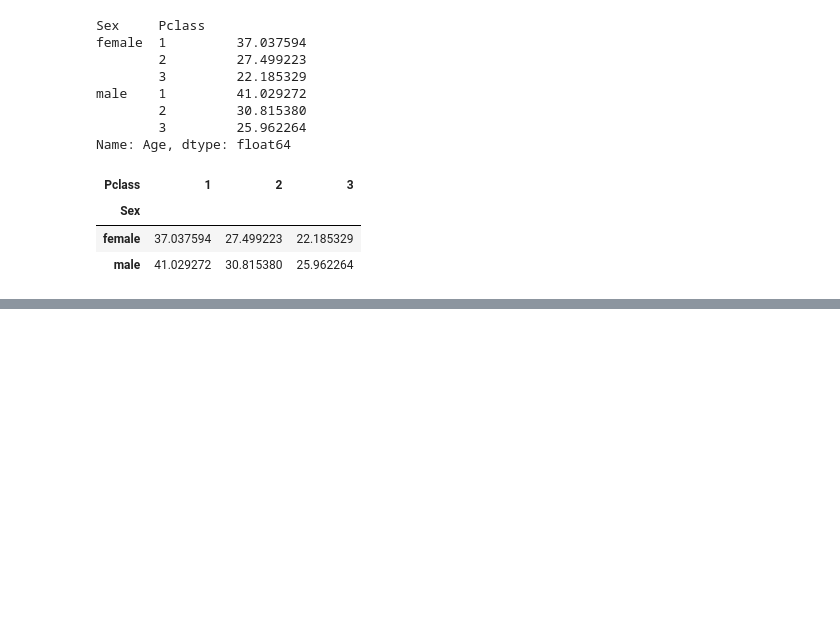
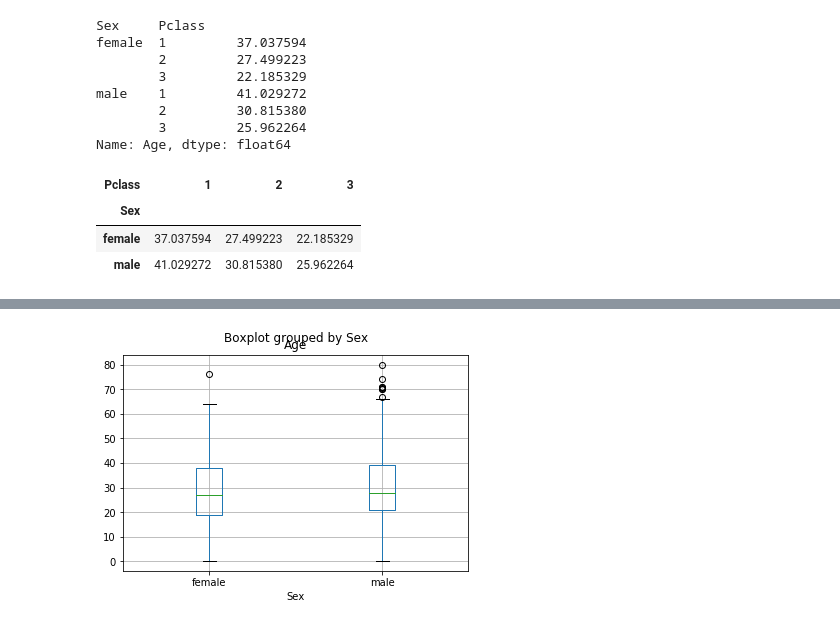
Before and after one commit to IsmailMoo/Titanic, a Jupyter notebook: notebooks/Exploring and Processing Data.ipynb, the cells around one changed output, grey strips where cells are left out. Drawn from its saved outputs; the diff is of its cells as text; code cells hidden in the pictures; blank space fills up the shorter version.

```diff
--- a/notebooks/Exploring and Processing Data.ipynb
+++ b/notebooks/Exploring and Processing Data.ipynb
@@ -484,0 +685,5 @@ df.groupby(['Sex','Pclass']).Age.mean().unstack()
+# %%
+#visualize using boxplot
+df[df.Age.notnull()].boxplot('Age','Sex');
+# %% [output]
+[figure, added]
```
Also changed, not shown: parts of 118 cells of this notebook, 1 other file.
